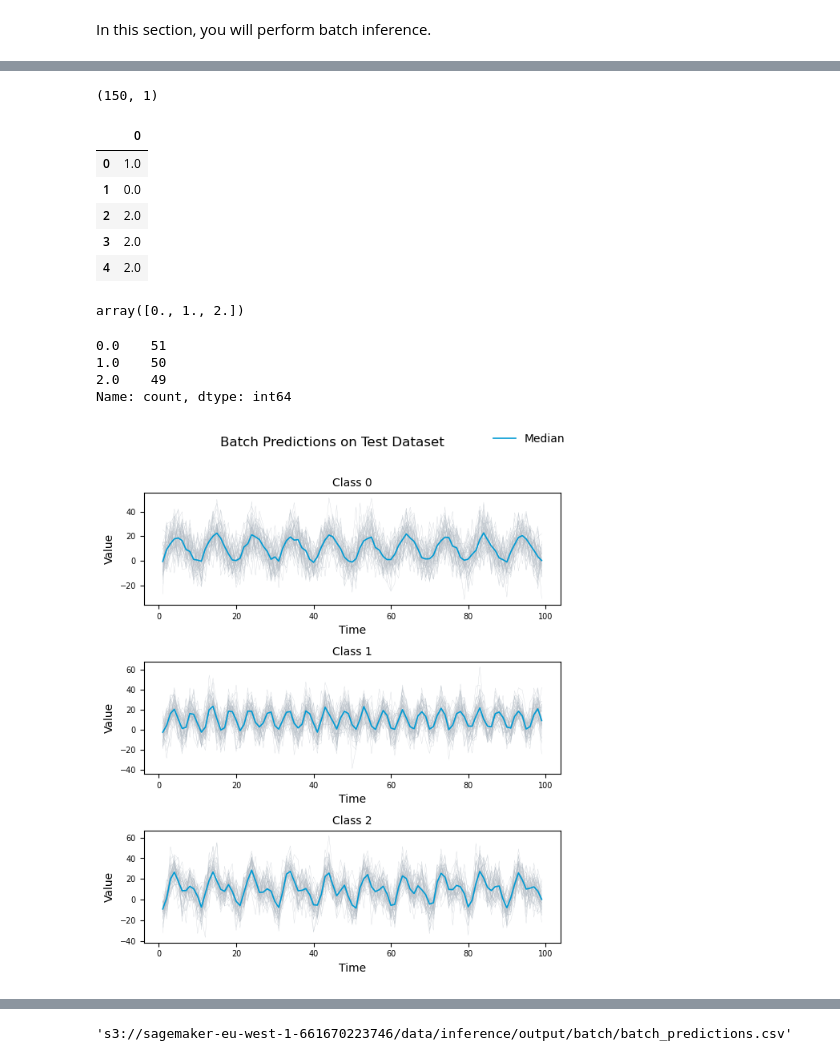
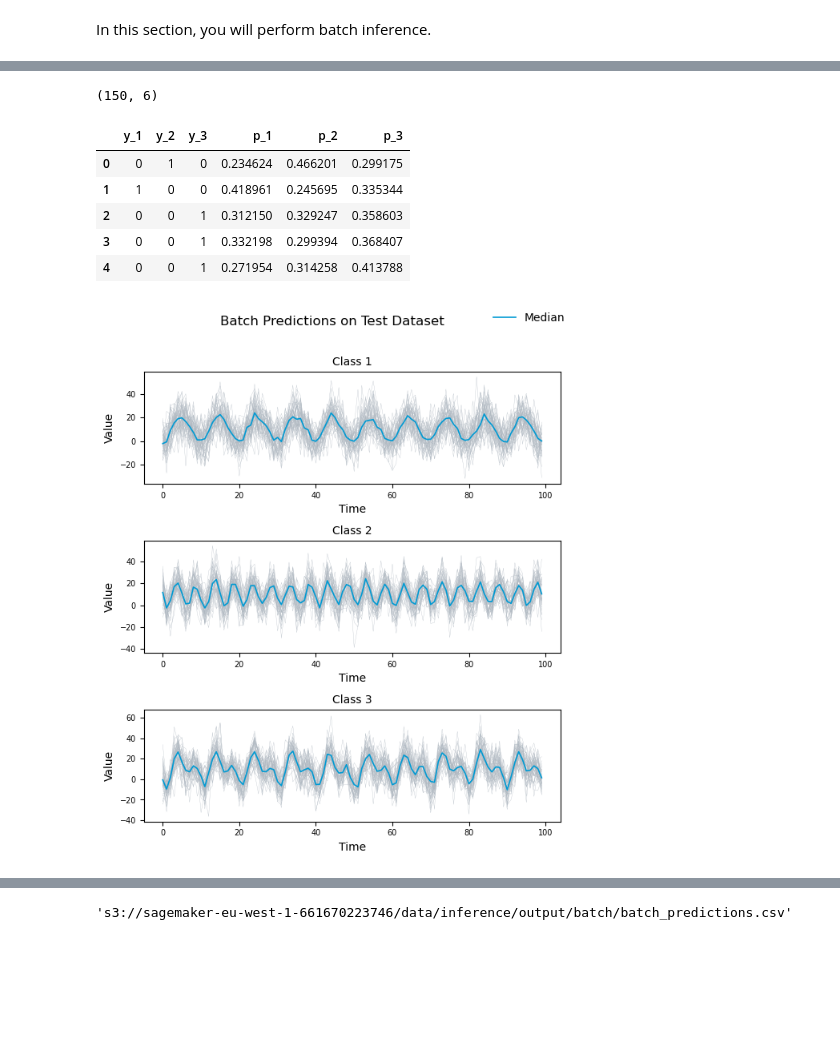
Before and after one commit to fg-research/lstm-fcn-sagemaker, a Jupyter notebook: notebook.ipynb, the cells around one changed output, grey strips where cells are left out. Cells and saved outputs as stored; diff of their text form; code cells hidden in the pictures; blank space fills up the shorter version.

```diff
--- a/notebook.ipynb
+++ b/notebook.ipynb
@@ -417,7 +396,7 @@ response = sagemaker_session.sagemaker_runtime_client.invoke_endpoint(
     Body=payload
 )
 
-real_time_predictions = pd.DataFrame(data=deserializer.deserialize(response["Body"], content_type="text/csv"), dtype=float)
+real_time_predictions = deserializer.deserialize(response["Body"], content_type="text/csv")
 # %%
 response
 # %% [output]
@@ -474,9 +442,9 @@ Name: count, dtype: int64
 # %%
-fig, axs = plt.subplots(nrows=real_time_predictions.iloc[:, 0].nunique(), ncols=1, sharex=True, figsize=(6, 7))
-for i, c in enumerate(real_time_predictions.iloc[:, 0].sort_values().unique()):
-    axs[i].plot(test_dataset[real_time_predictions.iloc[:, 0] == c].iloc[:, 1:].transpose(), color="#AFB8C1", lw=0.2, alpha=0.7)
-    axs[i].plot(test_dataset[real_time_predictions.iloc[:, 0] == c].iloc[:, 1:].transpose().median(axis=1), color="#009ad3", lw=1.2, label="Median" if i == 0 else None)
-    axs[i].set_title(f"Class {int(c)}", size=10)
+fig, axs = plt.subplots(nrows=3, ncols=1, sharex=True, figsize=(6, 7))
+for i in range(3):
+    axs[i].plot(test_dataset[real_time_predictions[f"y_{i + 1}"] == 1].transpose().values, color="#AFB8C1", lw=0.2, alpha=1)
+    axs[i].plot(test_dataset[real_time_predictions[f"y_{i + 1}"] == 1].transpose().median(axis=1).values, color="#009ad3", lw=1.2, label="Median" if i == 0 else None)
+    axs[i].set_title(f"Class {i + 1}", size=10)
     axs[i].set(xlabel="Time", ylabel="Value")
     axs[i].xaxis.set_tick_params(labelbottom=True)
     axs[i].tick_params(axis="both", which="major", labelsize=7)
@@ -694,49 +655,38 @@ batch_predictions = sagemaker_session.read_s3_file(
     bucket=bucket,
     key_prefix=f"{transformer.latest_transform_job.name}/test_data.csv.out"
 )
+
+batch_predictions = pd.read_csv(io.StringIO(batch_predictions))
-# %%
-batch_predictions = pd.read_csv(io.StringIO(batch_predictions), header=None, dtype=float)
 # %%
 batch_predictions.shape
 # %% [output]
-(150, 1)
+(150, 6)
 # %%
 batch_predictions.head()
 # %% [output]
-|  | 0 |
-| 0 | 1.0 |
-| 1 | 0.0 |
-| 2 | 2.0 |
-| 3 | 2.0 |
-| 4 | 2.0 |
+|  | y_1 | y_2 | y_3 | p_1 | p_2 | p_3 |
+| 0 | 0 | 1 | 0 | 0.234624 | 0.466201 | 0.299175 |
+| 1 | 1 | 0 | 0 | 0.418961 | 0.245695 | 0.335344 |
+| 2 | 0 | 0 | 1 | 0.312150 | 0.329247 | 0.358603 |
+| 3 | 0 | 0 | 1 | 0.332198 | 0.299394 | 0.368407 |
+| 4 | 0 | 0 | 1 | 0.271954 | 0.314258 | 0.413788 |
-# %%
-batch_predictions.iloc[:, 0].sort_values().unique()
-# %% [output]
-array([0., 1., 2.])
-# %%
-batch_predictions.iloc[:, 0].rename(None).value_counts().sort_index()
-# %% [output]
-0.0    51
-1.0    50
-2.0    49
-Name: count, dtype: int64
 # %%
-fig, axs = plt.subplots(nrows=batch_predictions.iloc[:, 0].nunique(), ncols=1, sharex=True, figsize=(6, 7))
-for i, c in enumerate(batch_predictions.iloc[:, 0].sort_values().unique()):
-    axs[i].plot(test_dataset[batch_predictions.iloc[:, 0] == c].iloc[:, 1:].transpose(), color="#AFB8C1", lw=0.2, alpha=0.7)
-    axs[i].plot(test_dataset[batch_predictions.iloc[:, 0] == c].iloc[:, 1:].transpose().median(axis=1), color="#009ad3", lw=1.2, label="Median" if i == 0 else None)
-    axs[i].set_title(f"Class {int(c)}", size=10)
+fig, axs = plt.subplots(nrows=3, ncols=1, sharex=True, figsize=(6, 7))
+for i in range(3):
+    axs[i].plot(test_dataset[batch_predictions[f"y_{i + 1}"] == 1].transpose().values, color="#AFB8C1", lw=0.2, alpha=1)
+    axs[i].plot(test_dataset[batch_predictions[f"y_{i + 1}"] == 1].transpose().median(axis=1).values, color="#009ad3", lw=1.2, label="Median" if i == 0 else None)
+    axs[i].set_title(f"Class {i + 1}", size=10)
     axs[i].set(xlabel="Time", ylabel="Value")
     axs[i].xaxis.set_tick_params(labelbottom=True)
     axs[i].tick_params(axis="both", which="major", labelsize=7)
     axs[i].tick_params(axis="both", which="minor", labelsize=7)
 fig.suptitle("Batch Predictions on Test Dataset")
 fig.legend(frameon=False)
 fig.tight_layout()
 fig.subplots_adjust(top=0.88)
 fig.show()
 # %% [output]
-[figure, old version]
+[figure, new version]
 # %%
 np.all(batch_predictions.values == real_time_predictions.values)
 # %% [output]
```
Also changed, not shown: parts of 62 cells of this notebook, 3 other files.
